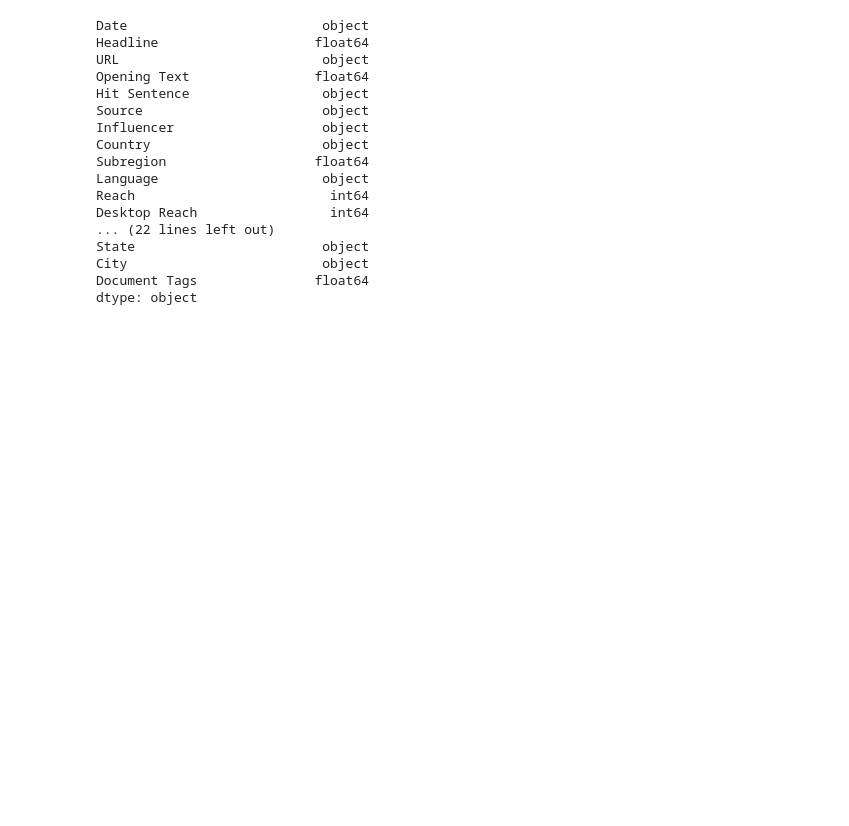
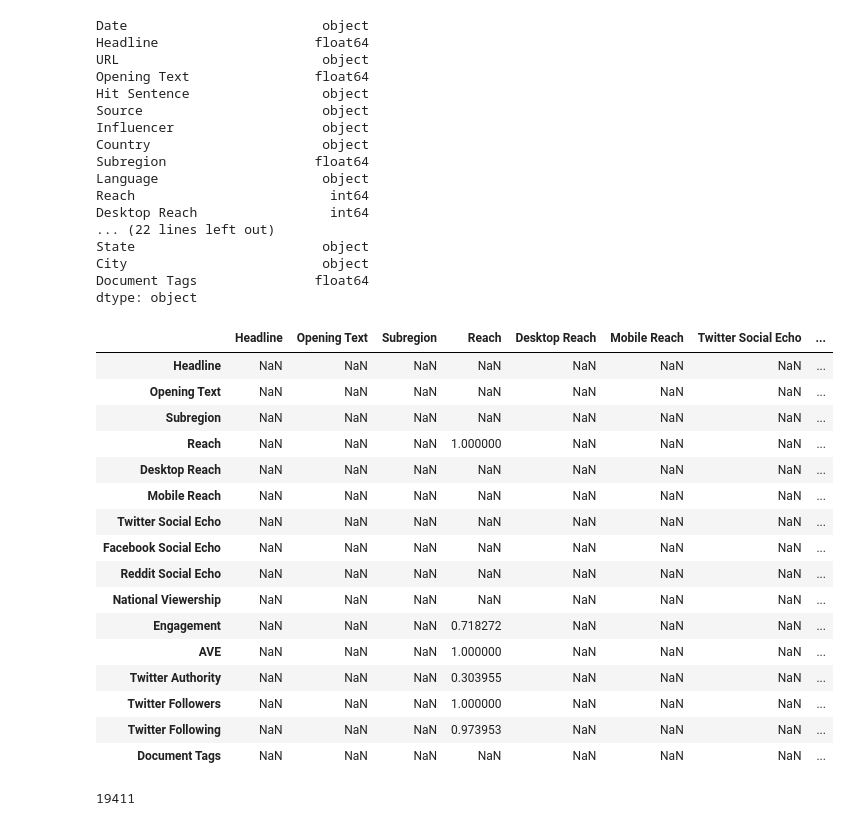
Before and after one commit to lucasbrassioli/fiap, a Jupyter notebook: Read_Table_20210312.ipynb, the cells around one changed output. Cells and saved outputs as stored; diff of their text form; code cells hidden in the pictures; blank space fills up the shorter version.

```diff
--- a/Read_Table_20210312.ipynb
+++ b/Read_Table_20210312.ipynb
@@ -67,3 +67,27 @@ State                        object
 City                         object
 Document Tags               float64
 dtype: object
+# %%
+df.corr()
+# %% [output]
+|  | Headline | Opening Text | Subregion | Reach | Desktop Reach | Mobile Reach | Twitter Social Echo | ... |
+| Headline | NaN | NaN | NaN | NaN | NaN | NaN | NaN | ... |
+| Opening Text | NaN | NaN | NaN | NaN | NaN | NaN | NaN | ... |
+| Subregion | NaN | NaN | NaN | NaN | NaN | NaN | NaN | ... |
+| Reach | NaN | NaN | NaN | 1.000000 | NaN | NaN | NaN | ... |
+| Desktop Reach | NaN | NaN | NaN | NaN | NaN | NaN | NaN | ... |
+| Mobile Reach | NaN | NaN | NaN | NaN | NaN | NaN | NaN | ... |
+| Twitter Social Echo | NaN | NaN | NaN | NaN | NaN | NaN | NaN | ... |
+| Facebook Social Echo | NaN | NaN | NaN | NaN | NaN | NaN | NaN | ... |
+| Reddit Social Echo | NaN | NaN | NaN | NaN | NaN | NaN | NaN | ... |
+| National Viewership | NaN | NaN | NaN | NaN | NaN | NaN | NaN | ... |
+| Engagement | NaN | NaN | NaN | 0.718272 | NaN | NaN | NaN | ... |
+| AVE | NaN | NaN | NaN | 1.000000 | NaN | NaN | NaN | ... |
+| Twitter Authority | NaN | NaN | NaN | 0.303955 | NaN | NaN | NaN | ... |
+| Twitter Followers | NaN | NaN | NaN | 1.000000 | NaN | NaN | NaN | ... |
+| Twitter Following | NaN | NaN | NaN | 0.973953 | NaN | NaN | NaN | ... |
+| Document Tags | NaN | NaN | NaN | NaN | NaN | NaN | NaN | ... |
+# %%
+df.shape[0]
+# %% [output]
+19411
```
Also changed, not shown: parts of 4 cells of this notebook.
